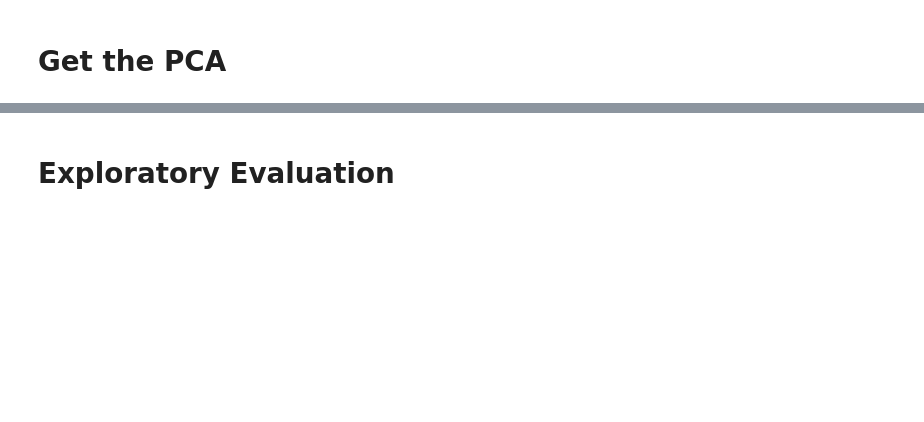
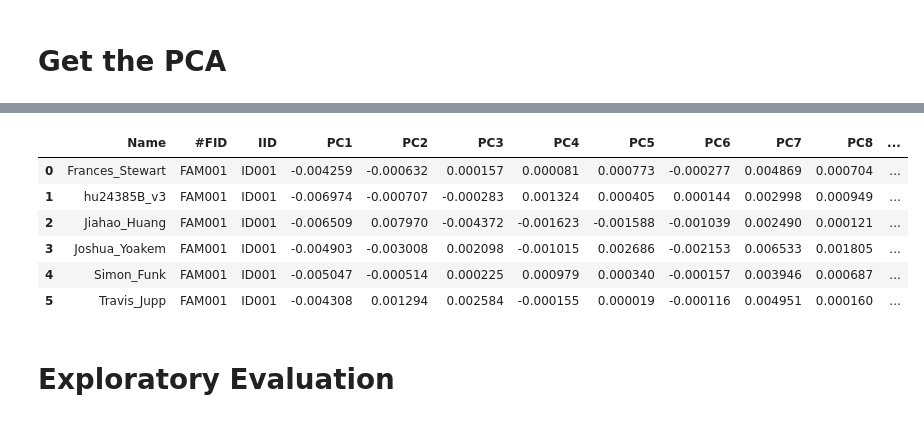
Before and after one commit to shass005/HaploAI, a Jupyter notebook: 23andMe_Fitting.ipynb, the cells around one changed output, grey strips where cells are left out. Saved outputs shown, nothing was run; the diff lists cells and outputs as text; code cells hidden in the pictures; blank space fills up the shorter version.

```diff
--- a/23andMe_Fitting.ipynb
+++ b/23andMe_Fitting.ipynb
@@ -150,3 +190,28 @@ pca.head()
+# %%
+pca_path = glob.glob("dtc_pcs_normalised/genome_*normalised.csv")
+all_dfs = []
+
+for f in pca_path:
+    filename = os.path.basename(f)
+
+    parts = filename.split("_")
+    name_extracted = f"{parts[1]}_{parts[2]}"
+
+    temp_df = pd.read_csv(f, sep=r',')
+    temp_df.insert(0, "Name", name_extracted)
+
+    all_dfs.append(temp_df)
+
+pca = pd.concat(all_dfs, ignore_index=True)
+pca.head(10)
+# %% [output]
+|  | Name | #FID | IID | PC1 | PC2 | PC3 | PC4 | PC5 | PC6 | PC7 | PC8 | ... |
+| 0 | Frances_Stewart | FAM001 | ID001 | -0.004259 | -0.000632 | 0.000157 | 0.000081 | 0.000773 | -0.000277 | 0.004869 | 0.000704 | ... |
+| 1 | hu24385B_v3 | FAM001 | ID001 | -0.006974 | -0.000707 | -0.000283 | 0.001324 | 0.000405 | 0.000144 | 0.002998 | 0.000949 | ... |
+| 2 | Jiahao_Huang | FAM001 | ID001 | -0.006509 | 0.007970 | -0.004372 | -0.001623 | -0.001588 | -0.001039 | 0.002490 | 0.000121 | ... |
+| 3 | Joshua_Yoakem | FAM001 | ID001 | -0.004903 | -0.003008 | 0.002098 | -0.001015 | 0.002686 | -0.002153 | 0.006533 | 0.001805 | ... |
+| 4 | Simon_Funk | FAM001 | ID001 | -0.005047 | -0.000514 | 0.000225 | 0.000979 | 0.000340 | -0.000157 | 0.003946 | 0.000687 | ... |
+| 5 | Travis_Jupp | FAM001 | ID001 | -0.004308 | 0.001294 | 0.002584 | -0.000155 | 0.000019 | -0.000116 | 0.004951 | 0.000160 | ... |
 # %% [markdown]
 # Exploratory Evaluation
 # %%
```
Also changed, not shown: parts of 11 cells of this notebook, 1 other file.
